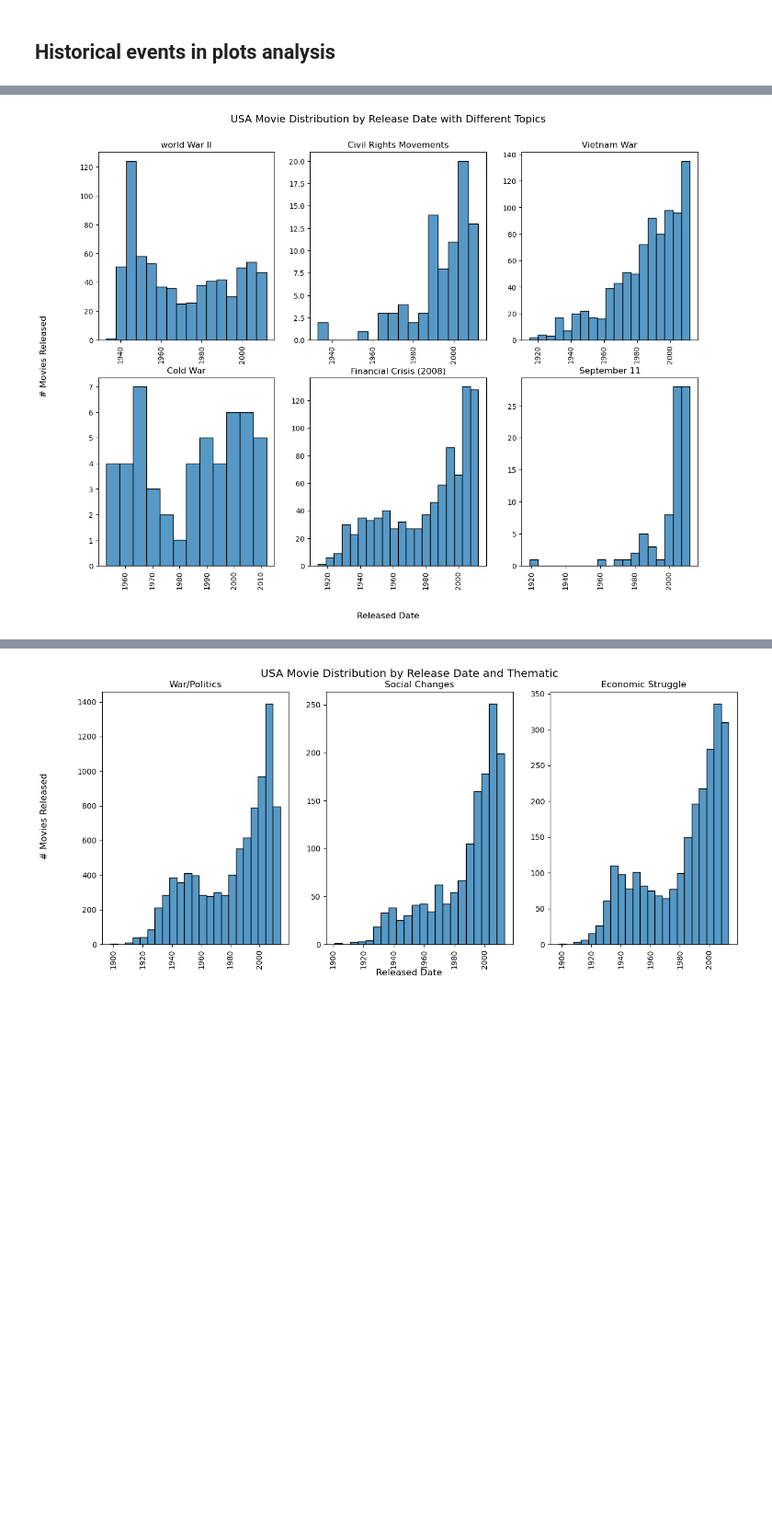
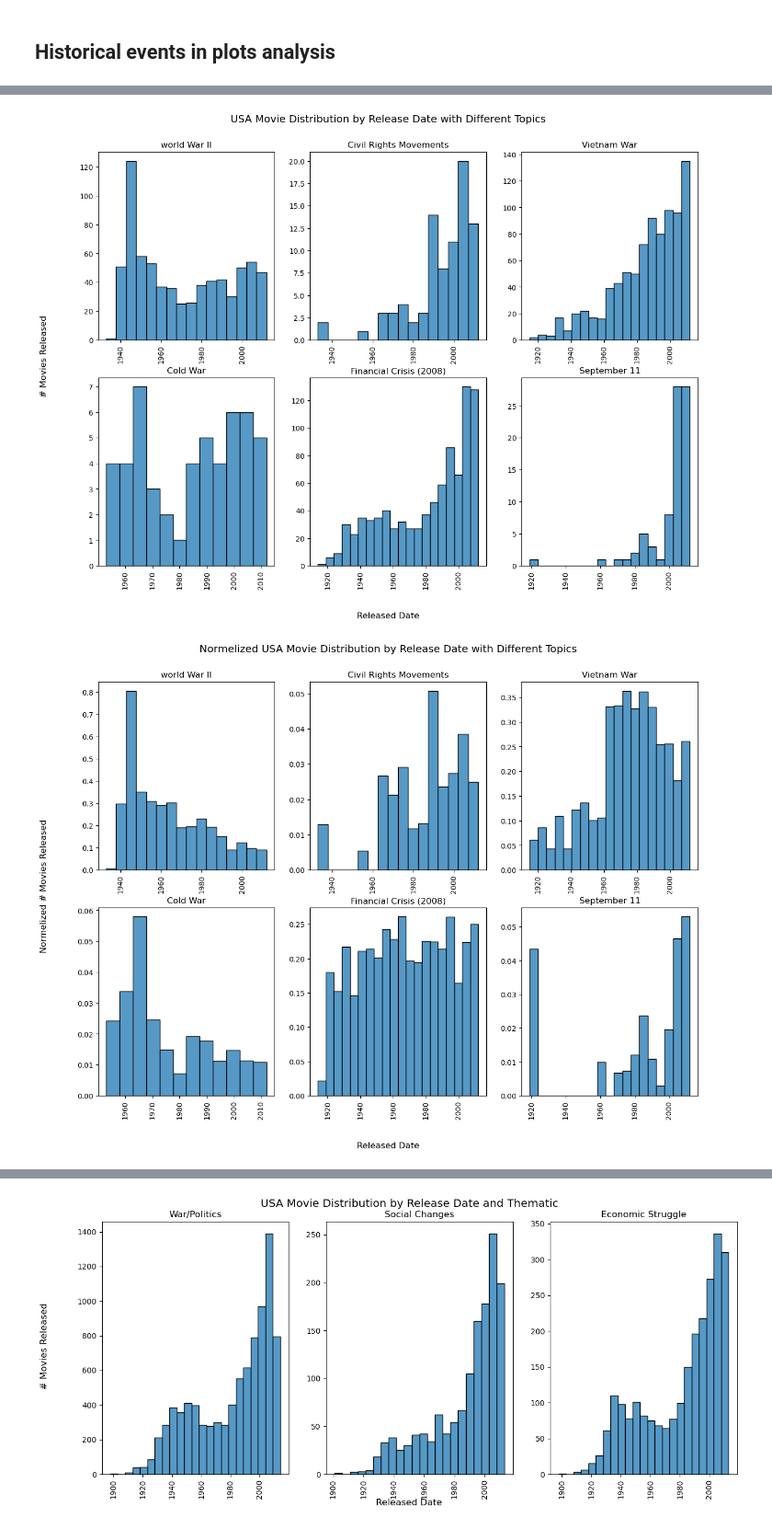
Before and after one commit to epfl-ada/ada-2024-project-spaghettisolution, a Jupyter notebook: results.ipynb, the cells around one changed output, grey strips where cells are left out. Shown at 92% size. Cells and saved outputs as stored; diff of their text form; code cells hidden in the pictures; blank space fills up the shorter version.

```diff
--- a/results.ipynb
+++ b/results.ipynb
@@ -372,4 +380,6 @@ dw.plot_gen_event_date_country_heatmap(gen_event_date_country_df)
 # %%
 # focus now movies on which USA is involved and consider some events
+USA_date_plot_weight_dict = dw.dict_USA_date_plot_weight(movies_clean_df)
 dw.hist_event_USA_plots(event_date_df)
+dw.hist_event_USA_plots(event_date_df, normelized = True, dict_weight = USA_date_plot_weight_dict)
 # %% [output]
@@ -376,4 +396,5 @@ dw.hist_event_USA_plots(event_date_df)
 [figure]
+[figure, added]
 # %%
 # Economic Struggle
 dw.hist_economic_event_date_plots(event_date_df)
```
Also changed, not shown: parts of 12 cells of this notebook, 1 other file.
